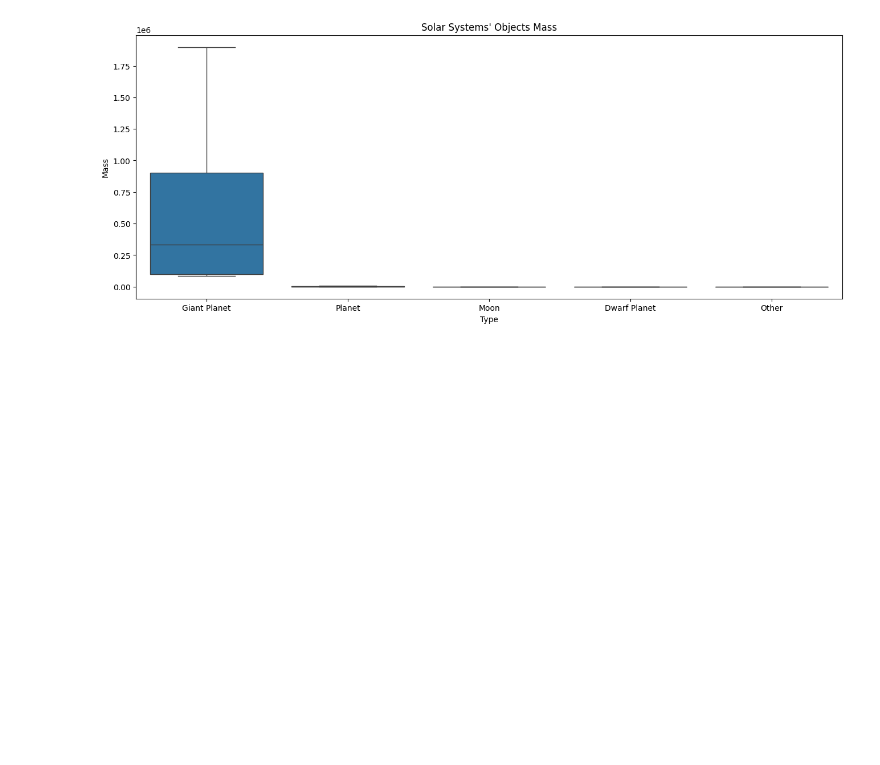
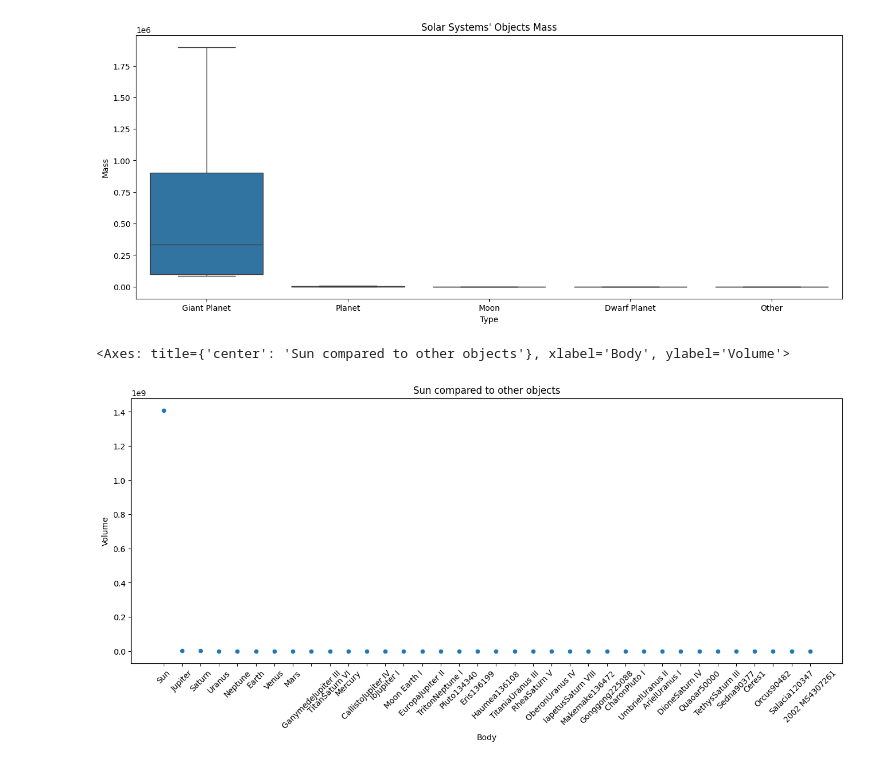
Before and after one commit to Ednaxx/Web-Data-Scraping, a Jupyter notebook: SolarSystemBigObjects.ipynb, the cells around one changed output. Cells and saved outputs as stored; diff of their text form; code cells hidden in the pictures; blank space fills up the shorter version.

```diff
--- a/SolarSystemBigObjects.ipynb
+++ b/SolarSystemBigObjects.ipynb
@@ -265,3 +255,11 @@ for category in ["Surface area", "Density", "Gravity", "Radius", "Volume", "Mass
 [figure]
 [figure]
 [figure]
+# %%
+plt.figure(figsize=(16,6))
+plt.xticks(rotation=45)
+plt.title("Sun compared to other objects")
+sns.scatterplot(data=df, x="Body", y="Volume")
+# %% [output]
+<Axes: title={'center': 'Sun compared to other objects'}, xlabel='Body', ylabel='Volume'>
+[figure, added]
```
Also changed, not shown: parts of 6 cells of this notebook, 1 other file.
